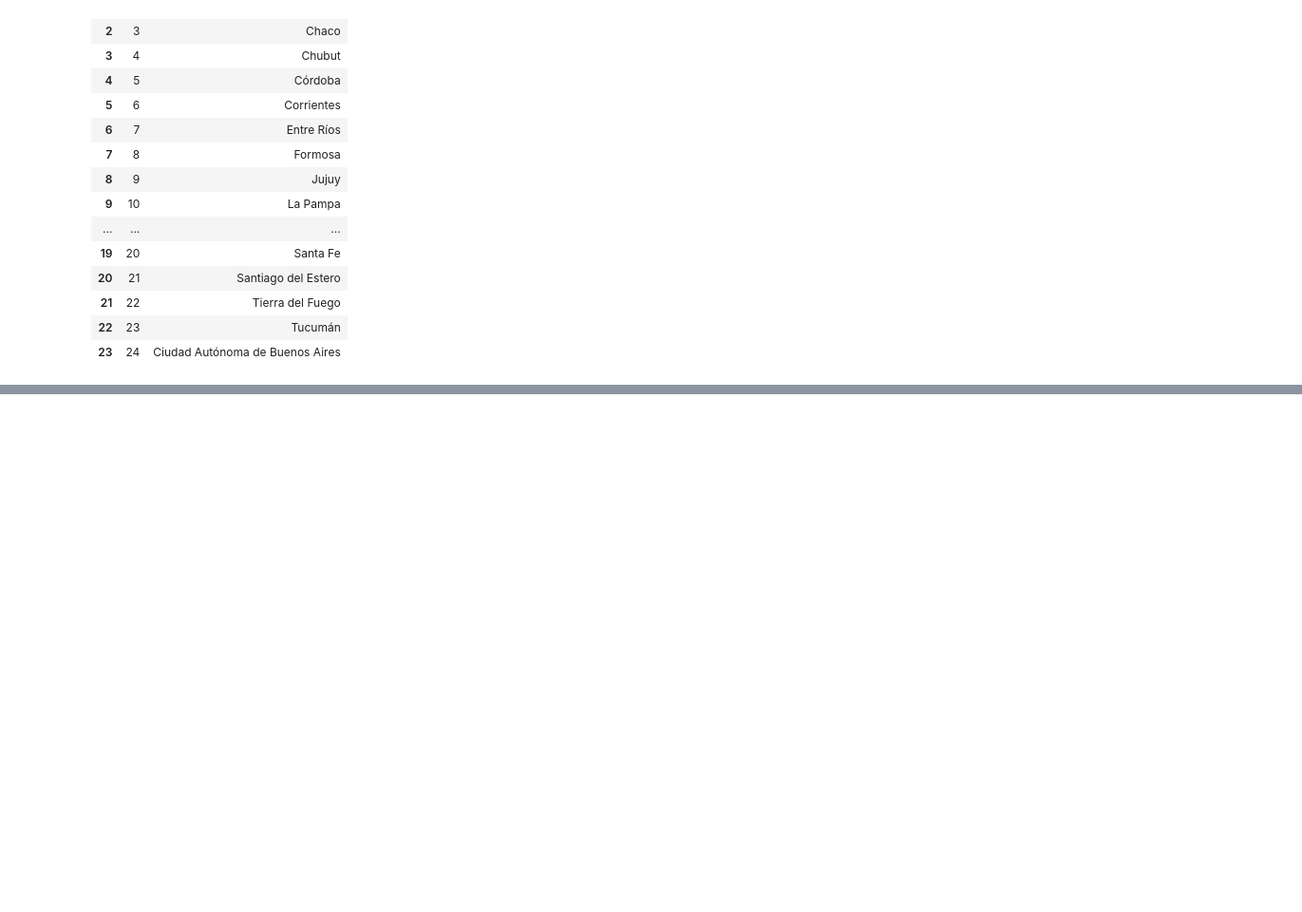
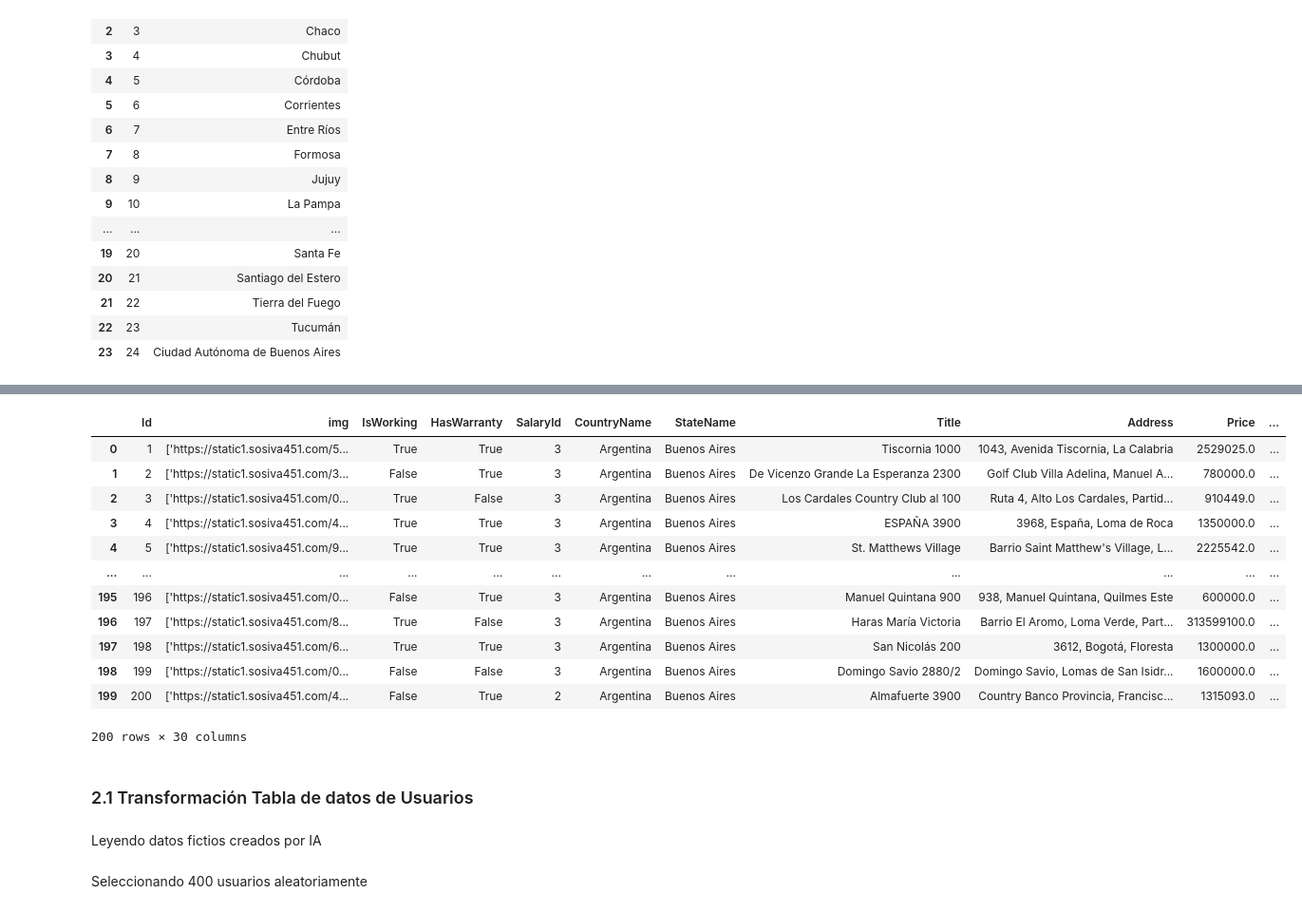
Before and after one commit to santiagobailleres/i004-reffindr-back-python, a Jupyter notebook: etl.ipynb, the cells around one changed output, grey strips where cells are left out. Shown at 95% size. Cells and saved outputs as stored; diff of their text form; code cells hidden in the pictures; blank space fills up the shorter version.

Commit message:
add table transfomation properties and users

```diff
--- a/etl.ipynb
+++ b/etl.ipynb
@@ -103,0 +299,18 @@ States
+# %%
+ranges = [
+    (300000, 600000),
+    (600000, 1000000),
+    (1000000, 3000000),
+    (3000000, float("inf"))
+]
+
+# Función para asignar el rango
+def assign_salary_range(salary):
+    for i, (low, high) in enumerate(ranges, start=1):
+        if low <= salary < high:
+            return i
+    return None
+# %%
+df_prop["RangeSalary"] = df_prop["RangeSalary"].apply(assign_salary_range)
+# %%
+df_prop.rename(columns={'RangeSalary': 'SalaryId'}, inplace=True)
@@ -103,0 +319,2 @@ States
+# %%
+df_prop[['Environments', 'Bathrooms', 'Bedrooms', 'Seniority']] = df_prop[['Environments', 'Bathrooms', 'Bedrooms', 'Seniority']].astype('int64')
@@ -103,0 +341,20 @@ States
+# %%
+df_prop
+# %% [output]
+|  | Id | img | IsWorking | HasWarranty | SalaryId | CountryName | StateName | Title | Address | Price | ... |
+| 0 | 1 | ['https://static1.sosiva451.com/5... | True | True | 3 | Argentina | Buenos Aires | Tiscornia 1000 | 1043, Avenida Tiscornia, La Calabria | 2529025.0 | ... |
+| 1 | 2 | ['https://static1.sosiva451.com/3... | False | True | 3 | Argentina | Buenos Aires | De Vicenzo Grande La Esperanza 2300 | Golf Club Villa Adelina, Manuel A... | 780000.0 | ... |
+| 2 | 3 | ['https://static1.sosiva451.com/0... | True | False | 3 | Argentina | Buenos Aires | Los Cardales Country Club al 100 | Ruta 4, Alto Los Cardales, Partid... | 910449.0 | ... |
+| 3 | 4 | ['https://static1.sosiva451.com/4... | True | True | 3 | Argentina | Buenos Aires | ESPAÑA 3900 | 3968, España, Loma de Roca | 1350000.0 | ... |
+| 4 | 5 | ['https://static1.sosiva451.com/9... | True | True | 3 | Argentina | Buenos Aires | St. Matthews Village | Barrio Saint Matthew's Village, L... | 2225542.0 | ... |
+| ... | ... | ... | ... | ... | ... | ... | ... | ... | ... | ... | ... |
+| 195 | 196 | ['https://static1.sosiva451.com/0... | False | True | 3 | Argentina | Buenos Aires | Manuel Quintana 900 | 938, Manuel Quintana, Quilmes Este | 600000.0 | ... |
+| 196 | 197 | ['https://static1.sosiva451.com/8... | True | False | 3 | Argentina | Buenos Aires | Haras María Victoria | Barrio El Aromo, Loma Verde, Part... | 313599100.0 | ... |
+| 197 | 198 | ['https://static1.sosiva451.com/6... | True | True | 3 | Argentina | Buenos Aires | San Nicolás 200 | 3612, Bogotá, Floresta | 1300000.0 | ... |
+| 198 | 199 | ['https://static1.sosiva451.com/0... | False | False | 3 | Argentina | Buenos Aires | Domingo Savio 2880/2 | Domingo Savio, Lomas de San Isidr... | 1600000.0 | ... |
+| 199 | 200 | ['https://static1.sosiva451.com/4... | False | True | 2 | Argentina | Buenos Aires | Almafuerte 3900 | Country Banco Provincia, Francisc... | 1315093.0 | ... |
+200 rows × 30 columns
+# %% [markdown]
+### 2.1 Transformación Tabla de datos de Usuarios
+# %% [markdown]
+Leyendo datos fictios creados por IA
@@ -103,0 +364,2 @@ States
+# %% [markdown]
+Seleccionando 400 usuarios aleatoriamente
```
Also changed, not shown: parts of 50 cells of this notebook.
